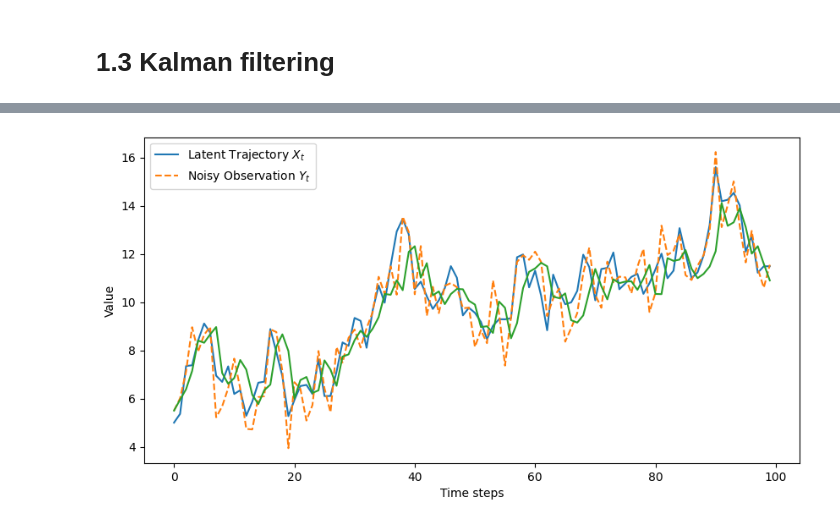
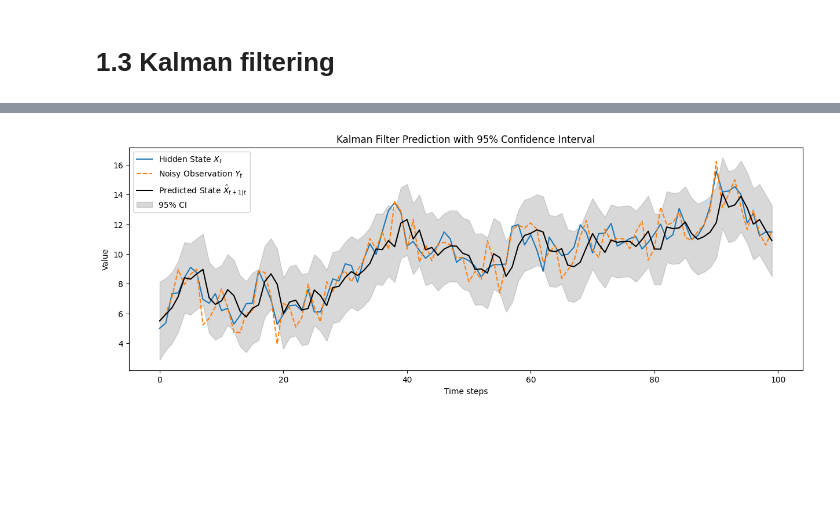
Before and after one commit to luca2618/Timeseries, a Jupyter notebook: assignment4/part1emcken.ipynb, the cells around one changed output, grey strips where cells are left out. Cells and saved outputs as stored; diff of their text form; code cells hidden in the pictures; blank space fills up the shorter version.

```diff
--- a/assignment4/part1emcken.ipynb
+++ b/assignment4/part1emcken.ipynb
@@ -142,12 +122,22 @@ Y_filtered
 # %%
-Y_filtered = myKalmanFilter(Y[0], (a, b, sigma1), 1, X0, 1)
-plt.figure(figsize=(10,5))
-plt.plot(X.T, label = "Latent Trajectory $X_t$")
-plt.plot(Y.T, label = "Noisy Observation $Y_t$", linestyle="--")
-plt.plot(Y_filtered[0])
-plt.xlabel('Time steps')
-plt.ylabel('Value')
+
+# Unpack Kalman filter output
+X_pred, P_pred, innovations, S, X_filt, P_filt = myKalmanFilter(Y[0], (a, b, sigma1), 1, X0, 1)
+
+# Compute 95% confidence interval (±1.96 * std)
+lower_bound = X_pred - 1.96 * np.sqrt(P_pred)
+upper_bound = X_pred + 1.96 * np.sqrt(P_pred)
+
+# Plot
+plt.figure(figsize=(15, 5))
+plt.plot(X.T, label="Hidden State $X_t$")
+plt.plot(Y.T, label="Noisy Observation $Y_t$", linestyle="--")
+plt.plot(X_pred, label=r"Predicted State $\hat{X}_{t+1|t}$", color="black")
+plt.fill_between(np.arange(len(X_pred)), lower_bound, upper_bound, color='gray', alpha=0.3, label="95% CI")
+plt.xlabel("Time steps")
+plt.ylabel("Value")
 plt.legend()
+plt.title("Kalman Filter Prediction with 95% Confidence Interval")
 plt.show()
 # %% [output]
-[figure, old version]
+[figure, new version]
```
Also changed, not shown: parts of 11 cells of this notebook, 4 other files.
